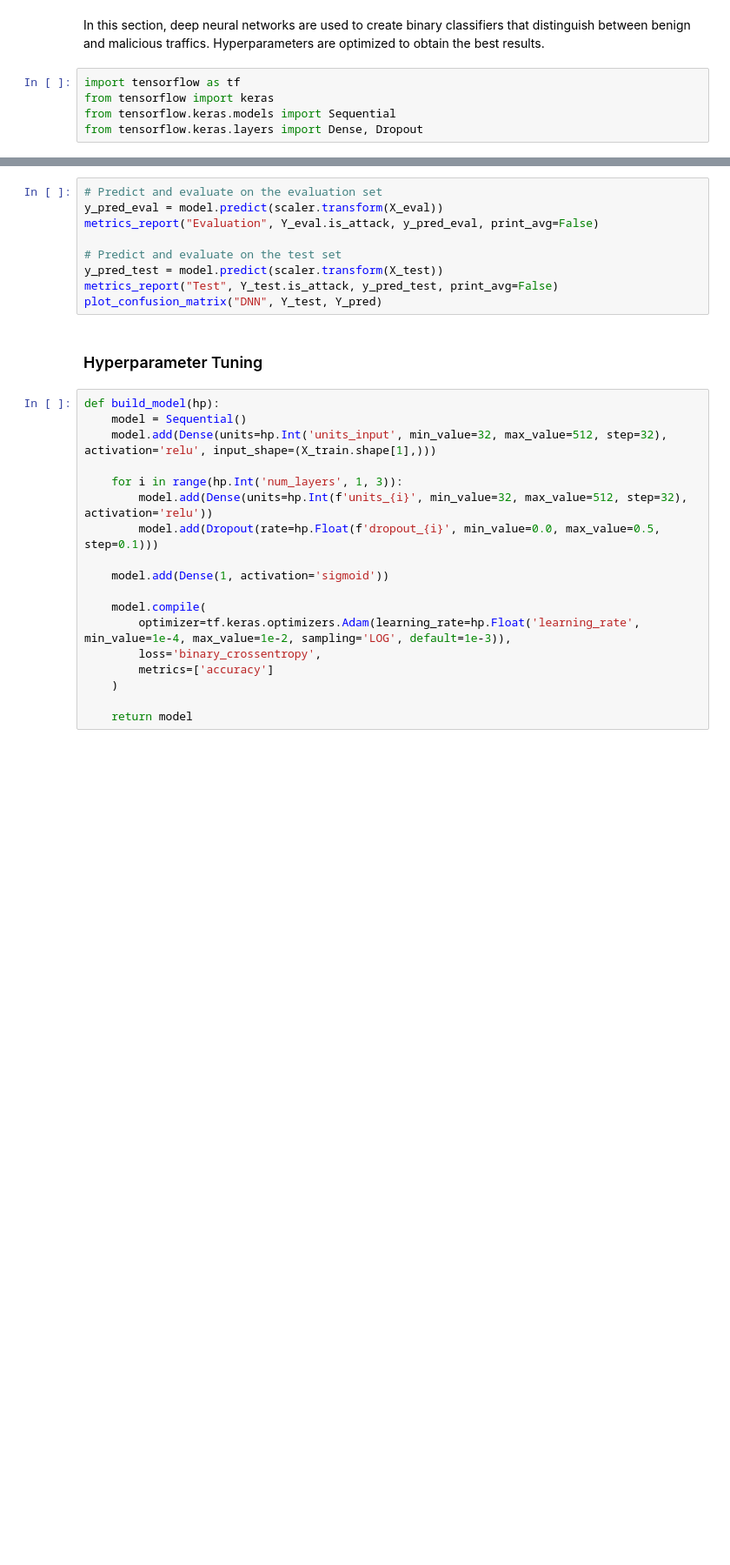
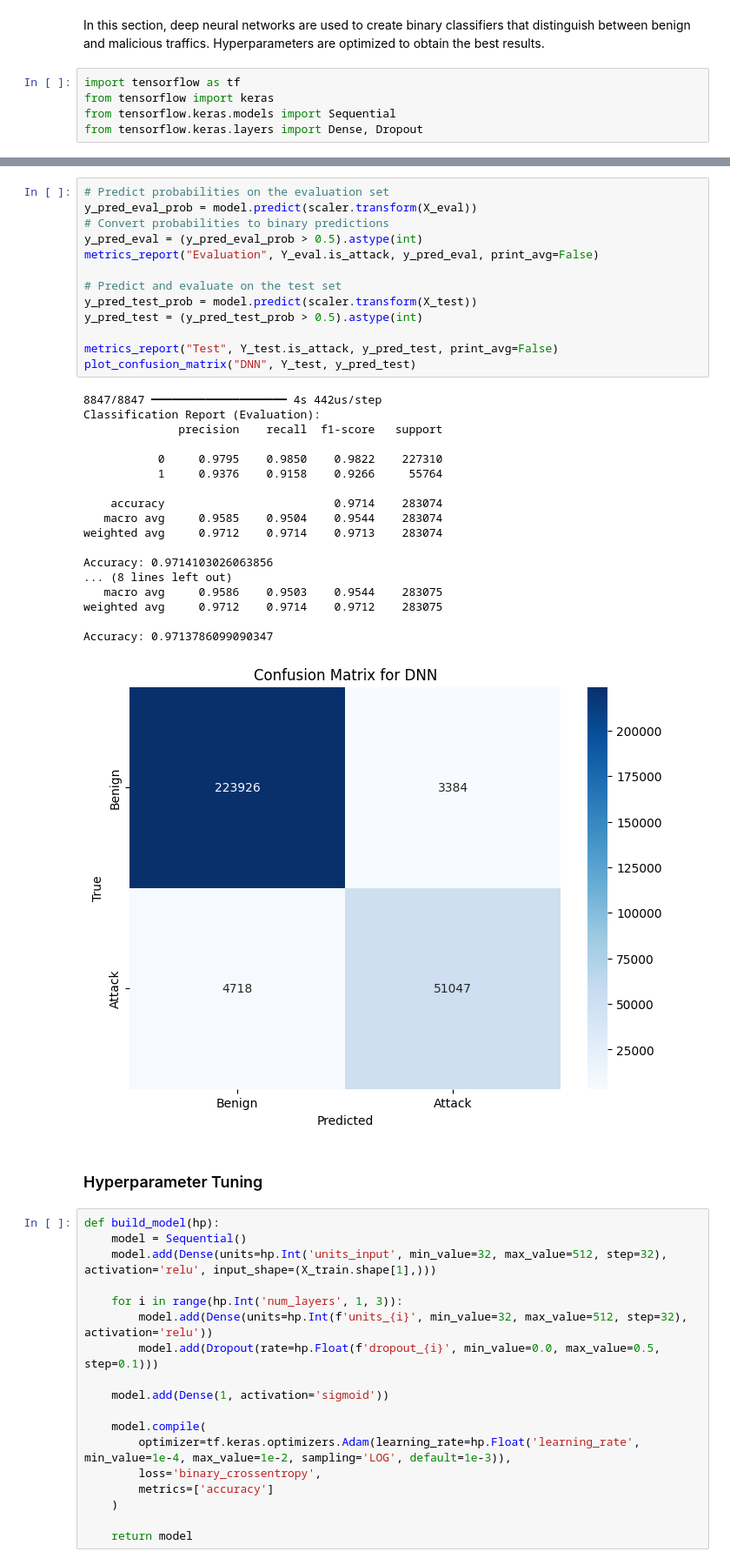
Before and after one commit to Joe-0120/ML-IDS, a Jupyter notebook: Notebooks/3_ML_Models.ipynb, the cells around one changed output, grey strips where cells are left out. Shown: that part at 87% size. Drawn from its saved outputs; the diff is of its cells as text; blank space fills up the shorter version.

```diff
--- a/Notebooks/3_ML_Models.ipynb
+++ b/Notebooks/3_ML_Models.ipynb
@@ -728,12 +714,35 @@ Epoch 4/10
 # %%
-# Predict and evaluate on the evaluation set
-y_pred_eval = model.predict(scaler.transform(X_eval))
+# Predict probabilities on the evaluation set
+y_pred_eval_prob = model.predict(scaler.transform(X_eval))
+# Convert probabilities to binary predictions
+y_pred_eval = (y_pred_eval_prob > 0.5).astype(int)
 metrics_report("Evaluation", Y_eval.is_attack, y_pred_eval, print_avg=False)
 
 # Predict and evaluate on the test set
-y_pred_test = model.predict(scaler.transform(X_test))
+y_pred_test_prob = model.predict(scaler.transform(X_test))
+y_pred_test = (y_pred_test_prob > 0.5).astype(int)
+
 metrics_report("Test", Y_test.is_attack, y_pred_test, print_avg=False)
-plot_confusion_matrix("DNN", Y_test, Y_pred)
+plot_confusion_matrix("DNN", Y_test, y_pred_test)
+# %% [output]
+8847/8847 ━━━━━━━━━━━━━━━━━━━━ 4s 442us/step
+Classification Report (Evaluation):
+              precision    recall  f1-score   support
+
+           0     0.9795    0.9850    0.9822    227310
+           1     0.9376    0.9158    0.9266     55764
+
+    accuracy                         0.9714    283074
+   macro avg     0.9585    0.9504    0.9544    283074
+weighted avg     0.9712    0.9714    0.9713    283074
+
+Accuracy: 0.9714103026063856
+... (8 lines left out)
+   macro avg     0.9586    0.9503    0.9544    283075
+weighted avg     0.9712    0.9714    0.9712    283075
+
+Accuracy: 0.9713786099090347
+[figure, added]
 # %% [markdown]
 ### Hyperparameter Tuning
 # %%
```
Also changed, not shown: parts of 11 cells of this notebook.
